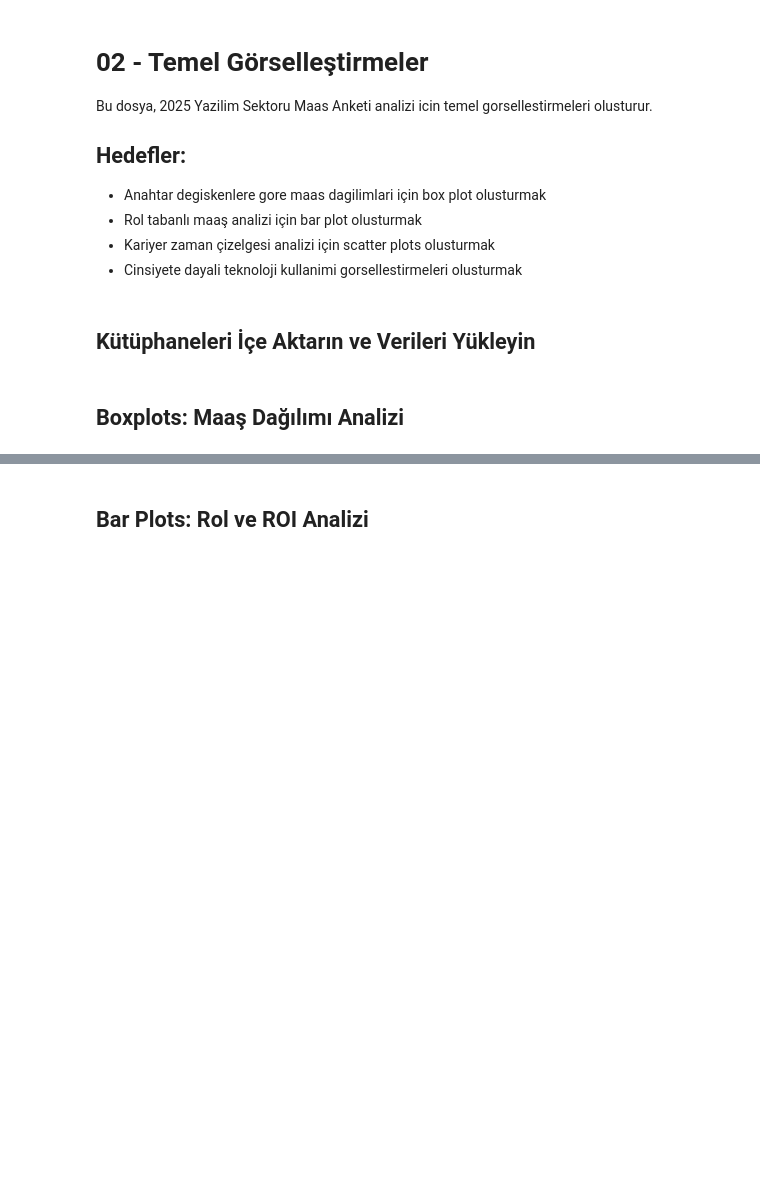
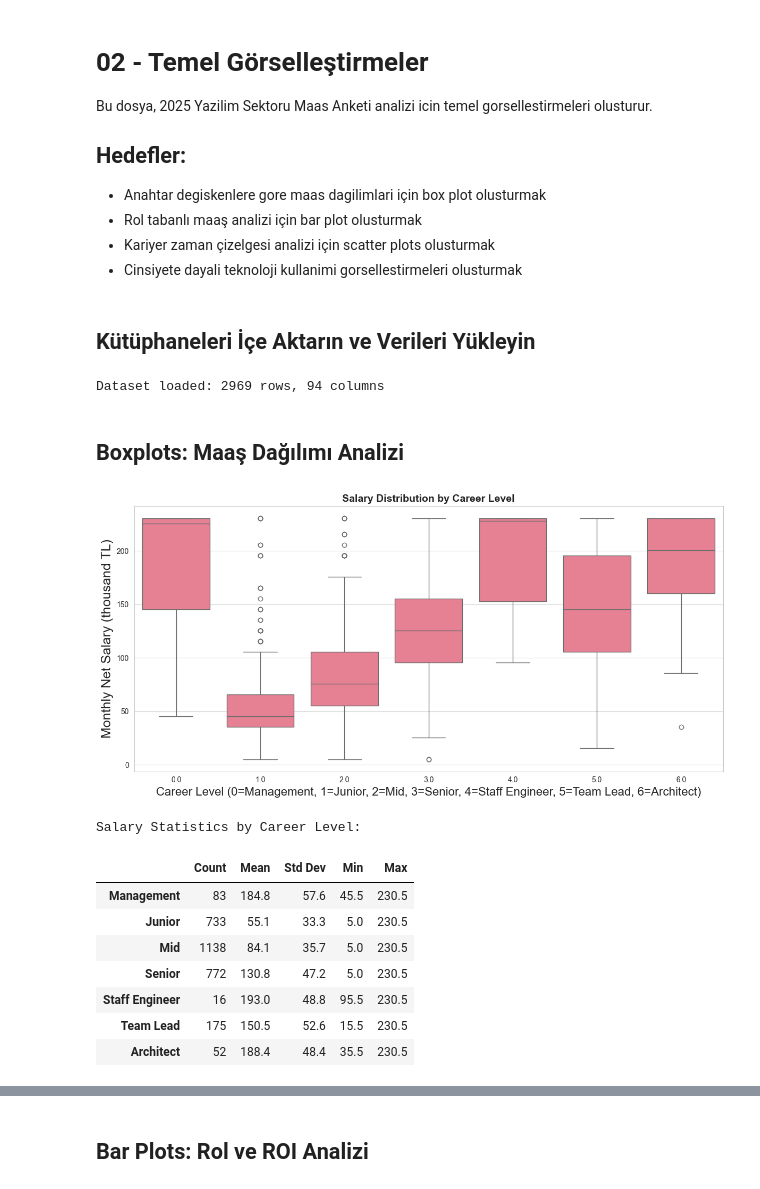
Before and after one commit to erdemgunal/maas-anketi-analiz, a Jupyter notebook: notebooks/02_core_visualizations.ipynb, the cells around one changed output, grey strips where cells are left out. Cells and saved outputs as stored; diff of their text form; code cells hidden in the pictures; blank space fills up the shorter version.

```diff
--- a/notebooks/02_core_visualizations.ipynb
+++ b/notebooks/02_core_visualizations.ipynb
@@ -20,7 +20,7 @@ import seaborn as sns
 # Set up plotting style
 sns.set_palette("husl")
 plt.rcParams['font.family'] = 'DejaVu Sans'
-# sns.set_style("whitegrid")
+sns.set_style("whitegrid")
 
 # Constants
 FIG_DIR = '../figures'
@@ -29,25 +29,38 @@ LOCATION_NOTE = 'Note: Estimated location is inferred from company location and
 # Load processed data
 df = pd.read_pickle('../data/processed_dataframe.pkl')
 print(f'Dataset loaded: {df.shape[0]} rows, {df.shape[1]} columns')
+# %% [output]
+Dataset loaded: 2969 rows, 94 columns
 # %% [markdown]
 ## Boxplots: Maaş Dağılımı Analizi
 # %%
 # Seniority vs Salary Boxplot
 plt.figure(figsize=(12, 6))
 sns.boxplot(data=df, x='seniority_level_ic', y='salary_numeric')
 plt.title('Salary Distribution by Career Level', fontsize=14, fontweight='bold')
-plt.xlabel('Career Level (0=Management, 1=Junior, 2=Mid, 3=Senior, 4=Staff Engineer, 5=Team Lead, 6=Architect)', fontsize=12)
-plt.ylabel('Monthly Net Salary (thousand TL)', fontsize=12)
+plt.xlabel('Career Level (0=Management, 1=Junior, 2=Mid, 3=Senior, 4=Staff Engineer, 5=Team Lead, 6=Architect)', fontsize=16)
+plt.ylabel('Monthly Net Salary (thousand TL)', fontsize=18)
 plt.tight_layout()
 plt.savefig(os.path.join(FIG_DIR, 'boxplot_seniority.png'), dpi=300, bbox_inches='tight')
 plt.show()
 
 # Display summary statistics
 seniority_stats = df.groupby('seniority_level_ic')['salary_numeric'].agg(['count', 'mean', 'std', 'min', 'max']).round(1)
 seniority_stats.columns = ['Count', 'Mean', 'Std Dev', 'Min', 'Max']
 seniority_stats.index = ['Management', 'Junior', 'Mid', 'Senior', 'Staff Engineer','Team Lead', 'Architect']
 print("Salary Statistics by Career Level:")
 display(seniority_stats)
+# %% [output]
+[figure, added]
+Salary Statistics by Career Level:
+|  | Count | Mean | Std Dev | Min | Max |
+| Management | 83 | 184.8 | 57.6 | 45.5 | 230.5 |
+| Junior | 733 | 55.1 | 33.3 | 5.0 | 230.5 |
+| Mid | 1138 | 84.1 | 35.7 | 5.0 | 230.5 |
+| Senior | 772 | 130.8 | 47.2 | 5.0 | 230.5 |
+| Staff Engineer | 16 | 193.0 | 48.8 | 95.5 | 230.5 |
+| Team Lead | 175 | 150.5 | 52.6 | 15.5 | 230.5 |
+| Architect | 52 | 188.4 | 48.4 | 35.5 | 230.5 |
 # %%
 # Management Level vs Salary Boxplot
 if 'is_manager' in df.columns:
```
Also changed, not shown: parts of 11 cells of this notebook, 23 other files.
